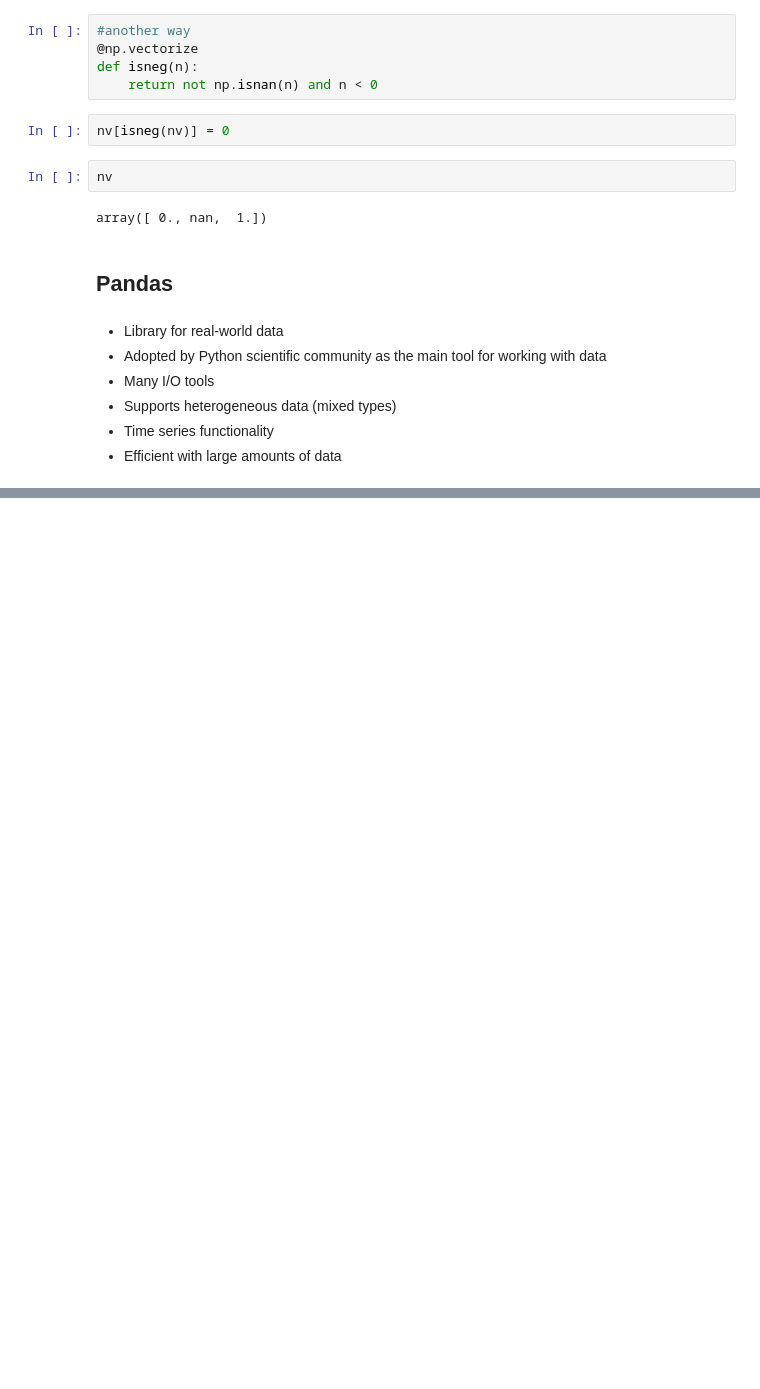
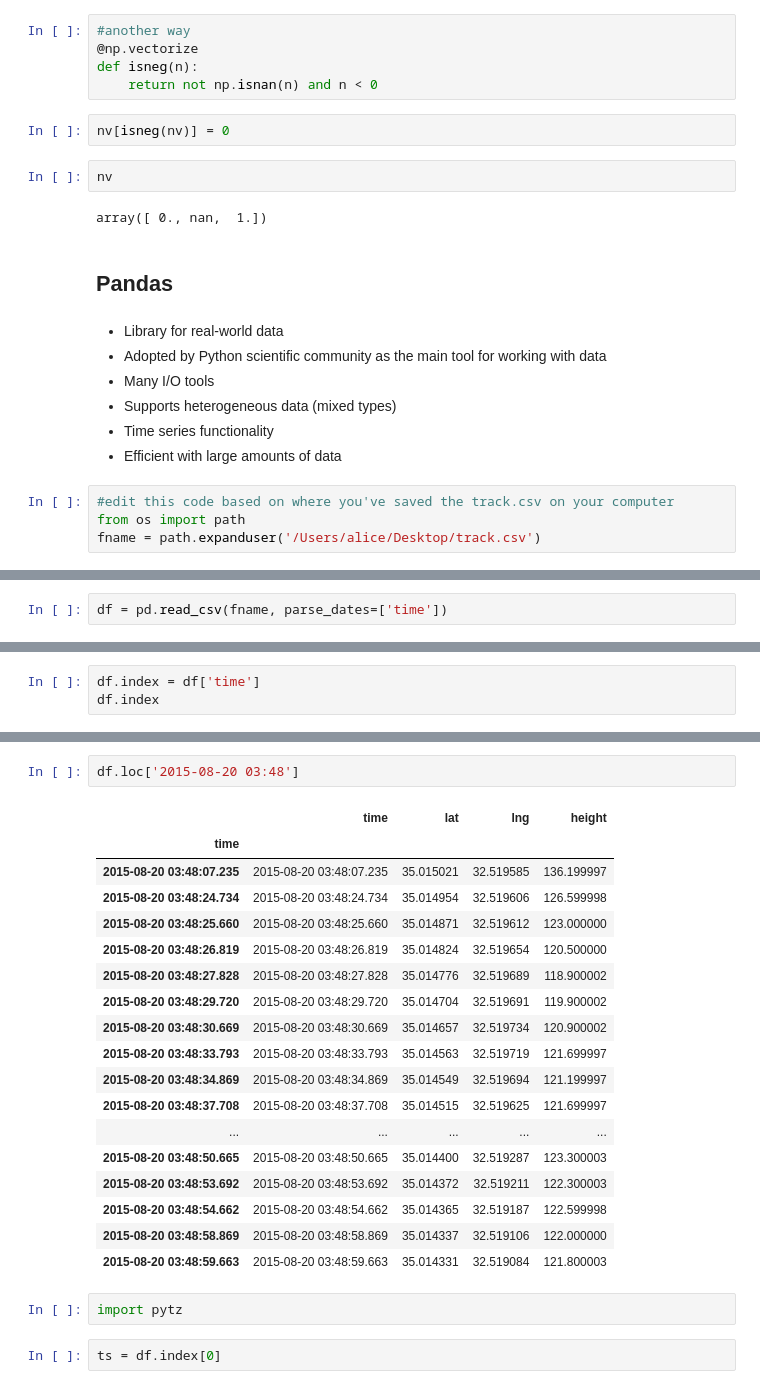
Before and after one commit to aliceroberts10/TeachingJupyter, a Jupyter notebook: Teaching Python.ipynb, the cells around one changed output, grey strips where cells are left out. Saved outputs shown, nothing was run; the diff lists cells and outputs as text; blank space fills up the shorter version.

```diff
--- a/Teaching Python.ipynb
+++ b/Teaching Python.ipynb
@@ -547,3 +547,7 @@ array([ 0., nan,  1.])
 * Supports heterogeneous data (mixed types)
 * Time series functionality
 * Efficient with large amounts of data
+# %%
+#edit this code based on where you've saved the track.csv on your computer
+from os import path
+fname = path.expanduser('/Users/alice/Desktop/track.csv')
@@ -549,0 +642,2 @@ array([ 0., nan,  1.])
+# %%
+df = pd.read_csv(fname, parse_dates=['time'])
@@ -549,0 +775,3 @@ array([ 0., nan,  1.])
+# %%
+df.index = df['time']
+df.index
@@ -549,0 +798,25 @@ array([ 0., nan,  1.])
+# %%
+df.loc['2015-08-20 03:48']
+# %% [output]
+|  | time | lat | lng | height |
+| time |  |  |  |  |
+| 2015-08-20 03:48:07.235 | 2015-08-20 03:48:07.235 | 35.015021 | 32.519585 | 136.199997 |
+| 2015-08-20 03:48:24.734 | 2015-08-20 03:48:24.734 | 35.014954 | 32.519606 | 126.599998 |
+| 2015-08-20 03:48:25.660 | 2015-08-20 03:48:25.660 | 35.014871 | 32.519612 | 123.000000 |
+| 2015-08-20 03:48:26.819 | 2015-08-20 03:48:26.819 | 35.014824 | 32.519654 | 120.500000 |
+| 2015-08-20 03:48:27.828 | 2015-08-20 03:48:27.828 | 35.014776 | 32.519689 | 118.900002 |
+| 2015-08-20 03:48:29.720 | 2015-08-20 03:48:29.720 | 35.014704 | 32.519691 | 119.900002 |
+| 2015-08-20 03:48:30.669 | 2015-08-20 03:48:30.669 | 35.014657 | 32.519734 | 120.900002 |
+| 2015-08-20 03:48:33.793 | 2015-08-20 03:48:33.793 | 35.014563 | 32.519719 | 121.699997 |
+| 2015-08-20 03:48:34.869 | 2015-08-20 03:48:34.869 | 35.014549 | 32.519694 | 121.199997 |
+| 2015-08-20 03:48:37.708 | 2015-08-20 03:48:37.708 | 35.014515 | 32.519625 | 121.699997 |
+| ... | ... | ... | ... | ... |
+| 2015-08-20 03:48:50.665 | 2015-08-20 03:48:50.665 | 35.014400 | 32.519287 | 123.300003 |
+| 2015-08-20 03:48:53.692 | 2015-08-20 03:48:53.692 | 35.014372 | 32.519211 | 122.300003 |
+| 2015-08-20 03:48:54.662 | 2015-08-20 03:48:54.662 | 35.014365 | 32.519187 | 122.599998 |
+| 2015-08-20 03:48:58.869 | 2015-08-20 03:48:58.869 | 35.014337 | 32.519106 | 122.000000 |
+| 2015-08-20 03:48:59.663 | 2015-08-20 03:48:59.663 | 35.014331 | 32.519084 | 121.800003 |
+# %%
+import pytz
+# %%
+ts = df.index[0]
```
Also changed, not shown: parts of 59 cells of this notebook, 1 other file.
